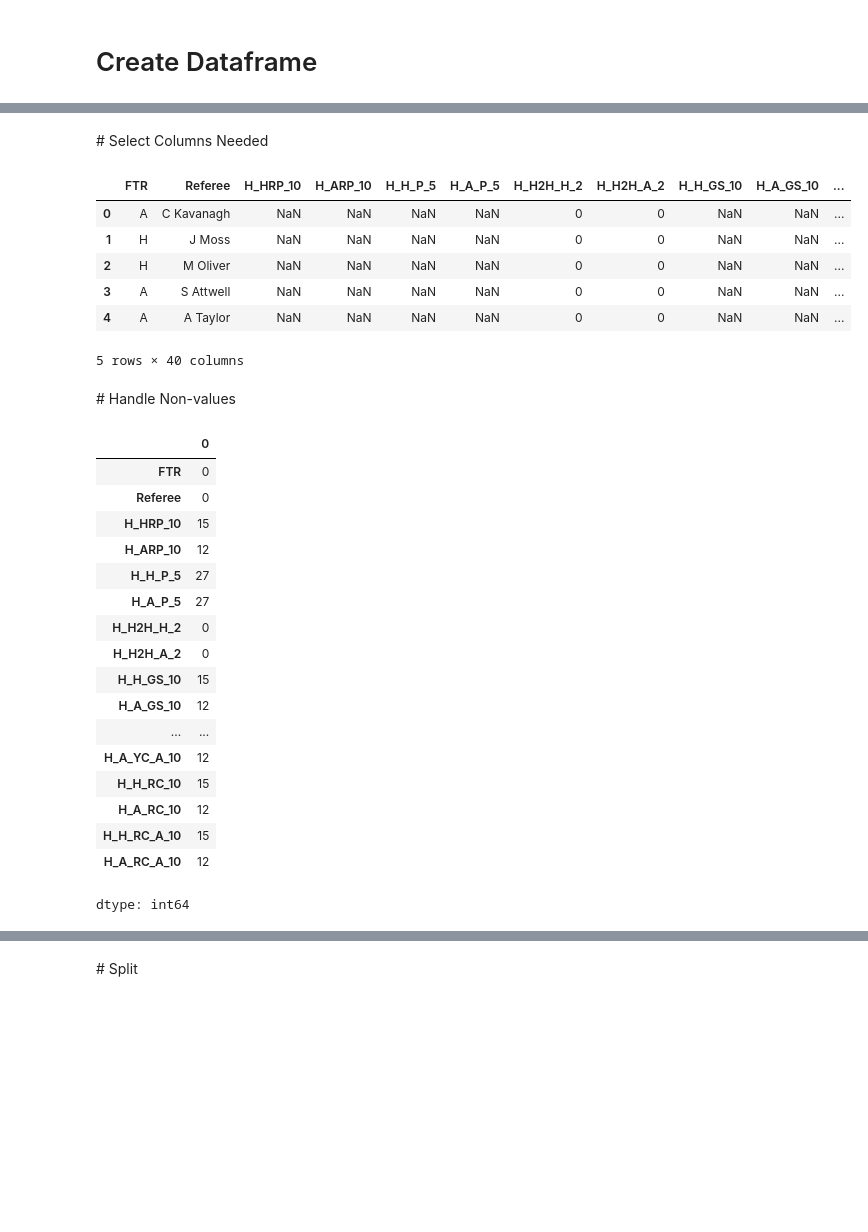
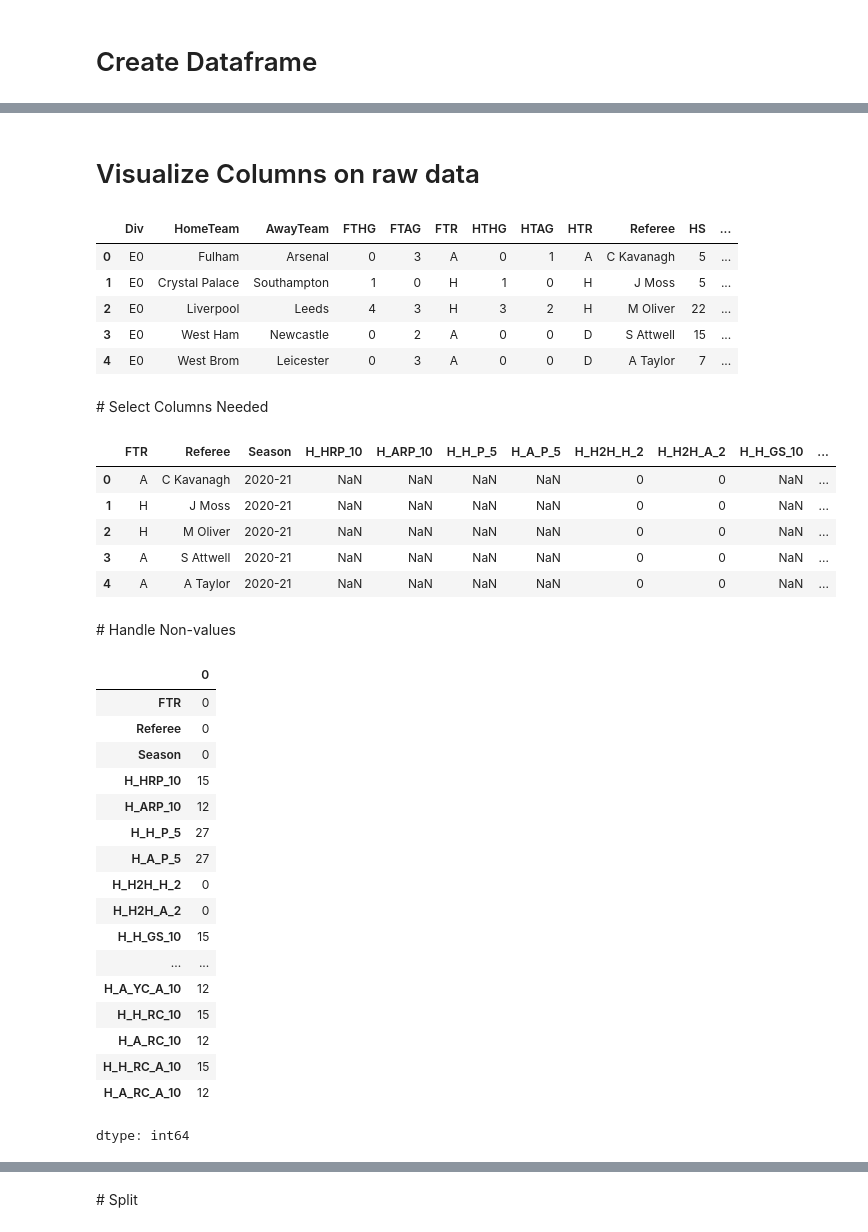
Before and after one commit to venti-sei/Bet26, a Jupyter notebook: random_forest_classification.ipynb, the cells around one changed output, grey strips where cells are left out. Saved outputs shown, nothing was run; the diff lists cells and outputs as text; code cells hidden in the pictures; blank space fills up the shorter version.

```diff
--- a/random_forest_classification.ipynb
+++ b/random_forest_classification.ipynb
@@ -44,9 +43,22 @@ display(df.head())
+# %% [markdown]
+# Visualize Columns on raw data
+# %%
+pd.set_option('display.max_columns', None)
+display(df.head())
+# %% [output]
+|  | Div | HomeTeam | AwayTeam | FTHG | FTAG | FTR | HTHG | HTAG | HTR | Referee | HS | ... |
+| 0 | E0 | Fulham | Arsenal | 0 | 3 | A | 0 | 1 | A | C Kavanagh | 5 | ... |
+| 1 | E0 | Crystal Palace | Southampton | 1 | 0 | H | 1 | 0 | H | J Moss | 5 | ... |
+| 2 | E0 | Liverpool | Leeds | 4 | 3 | H | 3 | 2 | H | M Oliver | 22 | ... |
+| 3 | E0 | West Ham | Newcastle | 0 | 2 | A | 0 | 0 | D | S Attwell | 15 | ... |
+| 4 | E0 | West Brom | Leicester | 0 | 3 | A | 0 | 0 | D | A Taylor | 7 | ... |
 # %% [markdown]
 # Select Columns Needed
 # %%
 columns_to_select = [
     'FTR',
     'Referee',
+    'Season',
     'H_HRP_10',
     'H_ARP_10',
     'H_H_P_5',
@@ -73,40 +85,39 @@ columns_to_select = [
     'H_A_C_10',
     'H_H_C_A_10',
     'H_A_C_A_10',
     'H_H_F_10',
     'H_A_F_10',
     'H_H_F_A_10',
     'H_A_F_A_10',
     'H_H_KC_10',
     'H_A_KC_10',
     'H_H_KC_A_10',
     'H_A_KC_A_10',
     'H_H_YC_10',
     'H_A_YC_10',
     'H_H_YC_A_10',
     'H_A_YC_A_10',
     'H_H_RC_10',
     'H_A_RC_10',
     'H_H_RC_A_10',
     'H_A_RC_A_10'
 ]
 
 # Filter out columns that might not exist in df, if any have been renamed or removed
 existing_columns = [col for col in columns_to_select if col in df.columns]
 
 # Create the new DataFrame rf_df with only the selected columns
 rf_df = df[existing_columns].copy()
 
 # Display the first few rows of the new DataFrame
 display(rf_df.head())
 # %% [output]
-|  | FTR | Referee | H_HRP_10 | H_ARP_10 | H_H_P_5 | H_A_P_5 | H_H2H_H_2 | H_H2H_A_2 | H_H_GS_10 | H_A_GS_10 | ... |
-| 0 | A | C Kavanagh | NaN | NaN | NaN | NaN | 0 | 0 | NaN | NaN | ... |
-| 1 | H | J Moss | NaN | NaN | NaN | NaN | 0 | 0 | NaN | NaN | ... |
-| 2 | H | M Oliver | NaN | NaN | NaN | NaN | 0 | 0 | NaN | NaN | ... |
-| 3 | A | S Attwell | NaN | NaN | NaN | NaN | 0 | 0 | NaN | NaN | ... |
-| 4 | A | A Taylor | NaN | NaN | NaN | NaN | 0 | 0 | NaN | NaN | ... |
+|  | FTR | Referee | Season | H_HRP_10 | H_ARP_10 | H_H_P_5 | H_A_P_5 | H_H2H_H_2 | H_H2H_A_2 | H_H_GS_10 | ... |
+| 0 | A | C Kavanagh | 2020-21 | NaN | NaN | NaN | NaN | 0 | 0 | NaN | ... |
+| 1 | H | J Moss | 2020-21 | NaN | NaN | NaN | NaN | 0 | 0 | NaN | ... |
+| 2 | H | M Oliver | 2020-21 | NaN | NaN | NaN | NaN | 0 | 0 | NaN | ... |
+| 3 | A | S Attwell | 2020-21 | NaN | NaN | NaN | NaN | 0 | 0 | NaN | ... |
+| 4 | A | A Taylor | 2020-21 | NaN | NaN | NaN | NaN | 0 | 0 | NaN | ... |
-5 rows × 40 columns
 # %% [markdown]
 # Handle Non-values
 # %%
@@ -115,6 +126,7 @@ display(rf_df.isnull().sum())
 |  | 0 |
 | FTR | 0 |
 | Referee | 0 |
+| Season | 0 |
 | H_HRP_10 | 15 |
 | H_ARP_10 | 12 |
 | H_H_P_5 | 27 |
@@ -122,7 +134,6 @@ display(rf_df.isnull().sum())
 | H_H2H_H_2 | 0 |
 | H_H2H_A_2 | 0 |
 | H_H_GS_10 | 15 |
-| H_A_GS_10 | 12 |
 | ... | ... |
 | H_A_YC_A_10 | 12 |
 | H_H_RC_10 | 15 |
```
Also changed, not shown: parts of 18 cells of this notebook.
